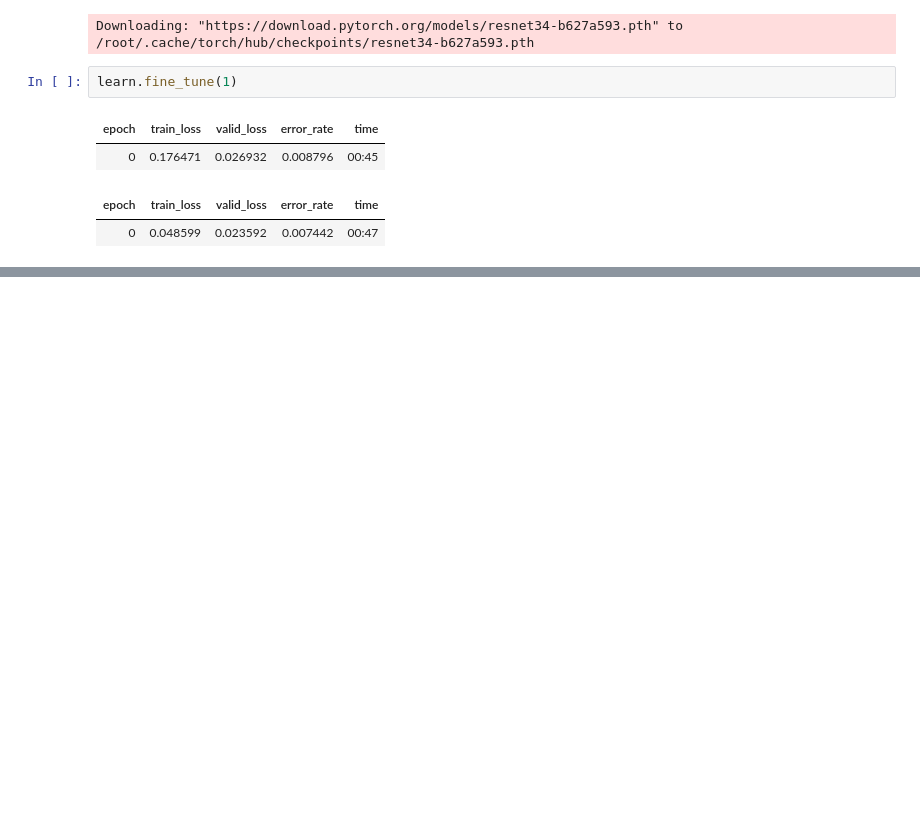
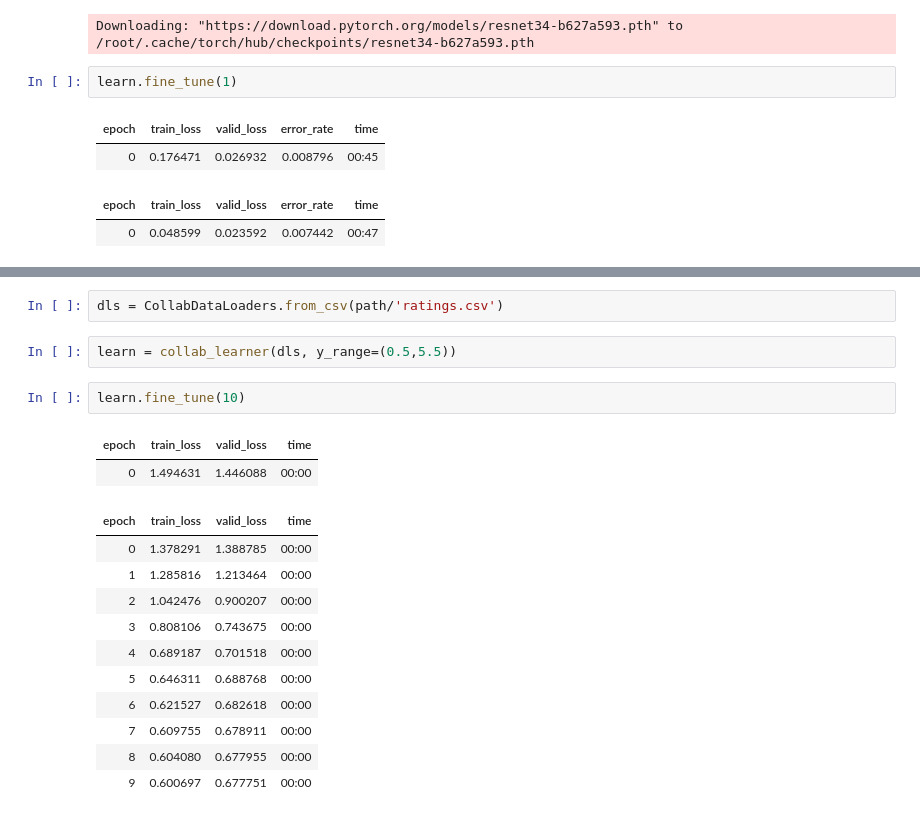
Before and after one commit to MohamedMoustafaNUIG/FastAI_Book, a Jupyter notebook: 01_intro.ipynb, the cells around one changed output, grey strips where cells are left out. Drawn from its saved outputs; the diff is of its cells as text; blank space fills up the shorter version.

```diff
--- a/01_intro.ipynb
+++ b/01_intro.ipynb
@@ -30,0 +155,20 @@ learn.fine_tune(1)
+# %%
+dls = CollabDataLoaders.from_csv(path/'ratings.csv')
+# %%
+learn = collab_learner(dls, y_range=(0.5,5.5))
+# %%
+learn.fine_tune(10)
+# %% [output]
+| epoch | train_loss | valid_loss | time |
+| 0 | 1.494631 | 1.446088 | 00:00 |
+| epoch | train_loss | valid_loss | time |
+| 0 | 1.378291 | 1.388785 | 00:00 |
+| 1 | 1.285816 | 1.213464 | 00:00 |
+| 2 | 1.042476 | 0.900207 | 00:00 |
+| 3 | 0.808106 | 0.743675 | 00:00 |
+| 4 | 0.689187 | 0.701518 | 00:00 |
+| 5 | 0.646311 | 0.688768 | 00:00 |
+| 6 | 0.621527 | 0.682618 | 00:00 |
+| 7 | 0.609755 | 0.678911 | 00:00 |
+| 8 | 0.604080 | 0.677955 | 00:00 |
+| 9 | 0.600697 | 0.677751 | 00:00 |
```
Also changed, not shown: parts of 33 cells of this notebook.
